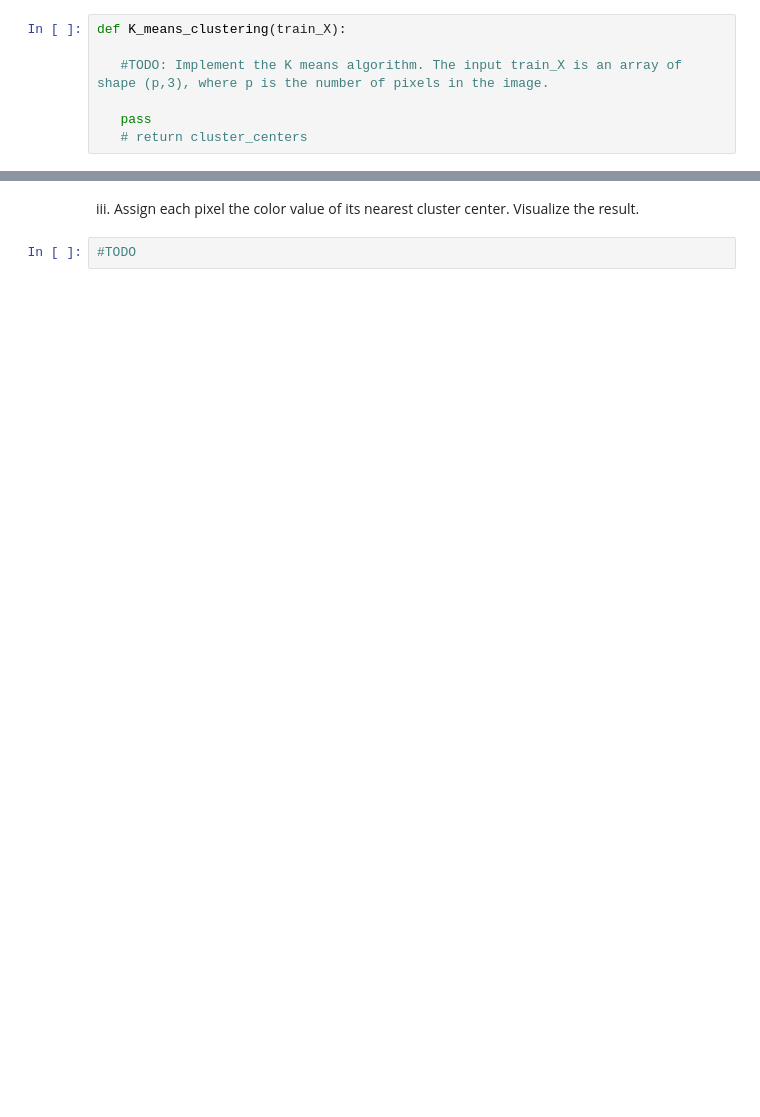
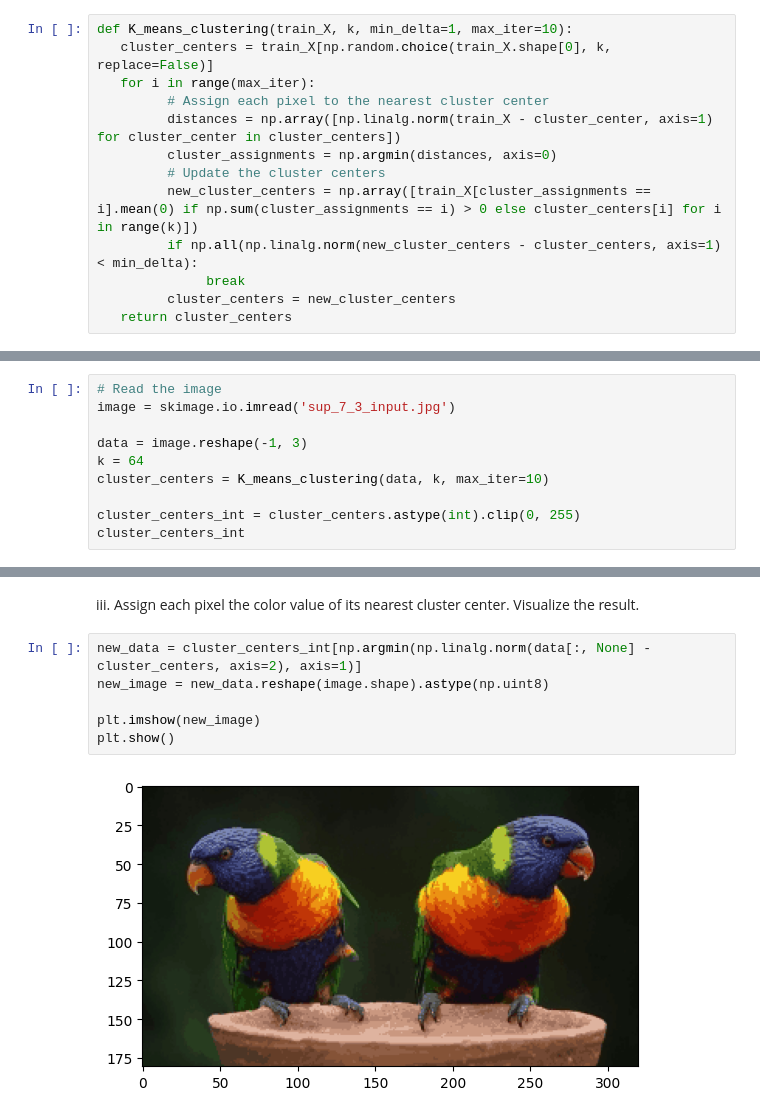
Before and after one commit to jan-clr/MLSP2324, a Jupyter notebook: S7/Supplement-7_3.ipynb, the cells around one changed output, grey strips where cells are left out. Saved outputs shown, nothing was run; the diff lists cells and outputs as text; blank space fills up the shorter version.

```diff
--- a/S7/Supplement-7_3.ipynb
+++ b/S7/Supplement-7_3.ipynb
@@ -12,12 +12,18 @@ import matplotlib.pyplot as plt
  The goal of this task is to perform color quantization using the K-Means clustering algorithm.
 # %% [markdown]
    i\. Implement the K-Means clustering algorithm using Numpy/SciPy.
-# %%
-def K_means_clustering(train_X):
-
-   #TODO: Implement the K means algorithm. The input train_X is an array of shape (p,3), where p is the number of pixels in the image.
-
-   pass
-   # return cluster_centers
+# %%
+def K_means_clustering(train_X, k, min_delta=1, max_iter=10):
+   cluster_centers = train_X[np.random.choice(train_X.shape[0], k, replace=False)]
+   for i in range(max_iter):
+         # Assign each pixel to the nearest cluster center
+         distances = np.array([np.linalg.norm(train_X - cluster_center, axis=1) for cluster_center in cluster_centers])
+         cluster_assignments = np.argmin(distances, axis=0)
+         # Update the cluster centers
+         new_cluster_centers = np.array([train_X[cluster_assignments == i].mean(0) if np.sum(cluster_assignments == i) > 0 else cluster_centers[i] for i in range(k)])
+         if np.all(np.linalg.norm(new_cluster_centers - cluster_centers, axis=1) < min_delta):
+              break
+         cluster_centers = new_cluster_centers
+   return cluster_centers
 # %% [markdown]
    ii\. Read the given image. Consider each pixel as a 3-dimensional vector and run your K-Means clustering algorithm to get 64 clusters.
@@ -27,0 +30,10 @@ def K_means_clustering(train_X):
+# %%
+# Read the image
+image = skimage.io.imread('sup_7_3_input.jpg')
+
+data = image.reshape(-1, 3)
+k = 64
+cluster_centers = K_means_clustering(data, k, max_iter=10)
+
+cluster_centers_int = cluster_centers.astype(int).clip(0, 255)
+cluster_centers_int
@@ -28,4 +58,10 @@ def K_means_clustering(train_X):
 # %% [markdown]
   iii\. Assign each pixel the color value of its nearest cluster center. Visualize the result.
-# %%
-#TODO
+# %%
+new_data = cluster_centers_int[np.argmin(np.linalg.norm(data[:, None] - cluster_centers, axis=2), axis=1)]
+new_image = new_data.reshape(image.shape).astype(np.uint8)
+
+plt.imshow(new_image)
+plt.show()
+# %% [output]
+[figure, added]
```
Also changed, not shown: parts of 2 cells of this notebook.
